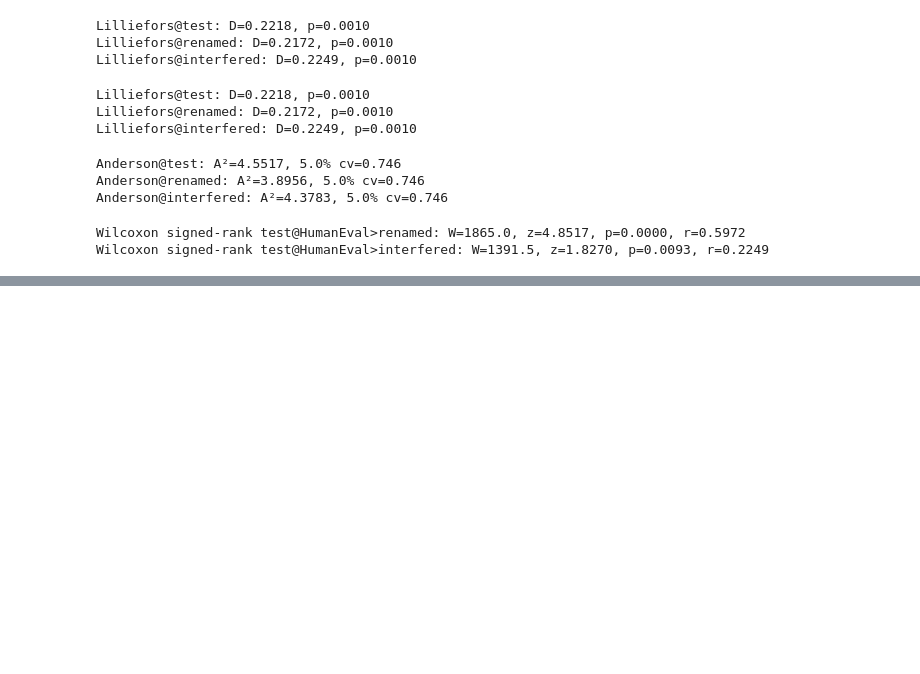
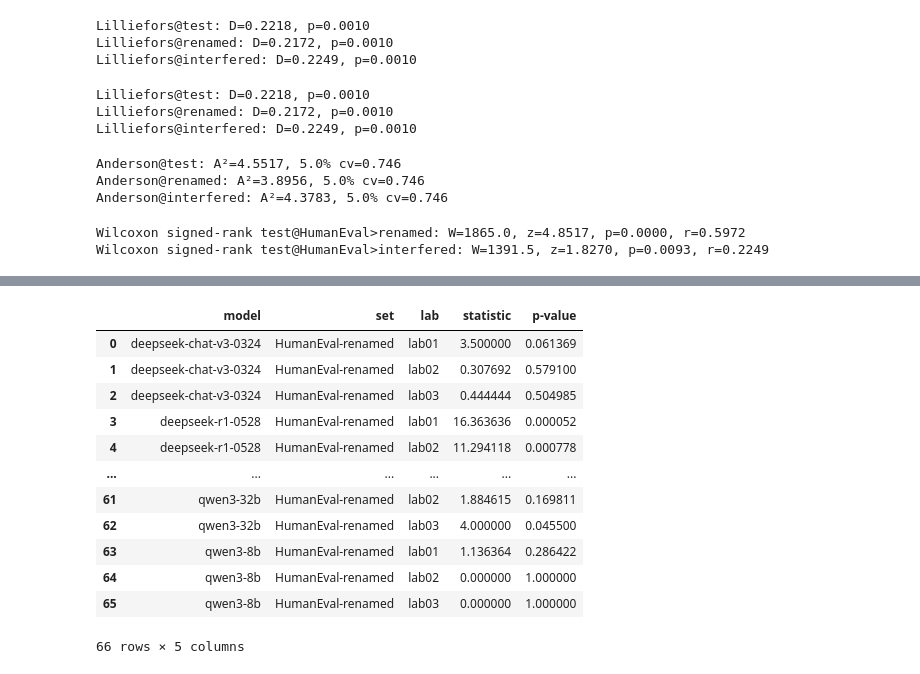
Before and after one commit to PrainLopez/HumanEval-Perturbed, a Jupyter notebook: data_analysis.ipynb, the cells around one changed output, grey strips where cells are left out. Saved outputs shown, nothing was run; the diff lists cells and outputs as text; code cells hidden in the pictures; blank space fills up the shorter version.

```diff
--- a/data_analysis.ipynb
+++ b/data_analysis.ipynb
@@ -236,0 +291,49 @@ McNemar's test@lab03 interfered: statistic=0.5193, p-value=0.4712
+# %%
+import pandas as pd
+from statsmodels.stats.contingency_tables import mcnemar
+
+code_check = pd.read_csv("lab/code_check.csv")
+
+df_test = code_check[code_check['set'] == 'test'].reset_index(drop=True)
+df_renamed = code_check[code_check['set'] == 'renamed'].reset_index(drop=True)
+df_interfered = code_check[code_check['set'] == 'interfered'].reset_index(drop=True)
+
+groups_test = list(df_test.groupby(['model', 'lab']))
+groups_renamed = list(df_renamed.groupby(['model', 'lab']))
+groups_interfered = list(df_interfered.groupby(['model', 'lab']))
+# %%
+df_grouped_renamed = []
+for i in range(len(groups_test)):
+    model_test = groups_test[i][1]
+    model_renamed = groups_renamed[i][1]
+    model_name = groups_test[i][0][0]
+    lab_name = groups_test[i][0][1]
+
+    cross_table = pd.crosstab(model_test["result"] == "Pass", model_renamed["result"] == "Pass", colnames=['renamed Result'])
+    mcnemar_result = mcnemar(cross_table, exact=False)
+    grouped_stat = {
+        "model": model_name,
+        "set": f"HumanEval-renamed",
+        "lab":lab_name,
+        # "n11": cross_table.loc(),
+        # "n12": cross_table[1][0],
+        "statistic": mcnemar_result.statistic, # in.4f
+        "p-value": mcnemar_result.pvalue
+    }
+    df_grouped_renamed.append(grouped_stat)
+
+pd.DataFrame(df_grouped_renamed)
+# %% [output]
+|  | model | set | lab | statistic | p-value |
+| 0 | deepseek-chat-v3-0324 | HumanEval-renamed | lab01 | 3.500000 | 0.061369 |
+| 1 | deepseek-chat-v3-0324 | HumanEval-renamed | lab02 | 0.307692 | 0.579100 |
+| 2 | deepseek-chat-v3-0324 | HumanEval-renamed | lab03 | 0.444444 | 0.504985 |
+| 3 | deepseek-r1-0528 | HumanEval-renamed | lab01 | 16.363636 | 0.000052 |
+| 4 | deepseek-r1-0528 | HumanEval-renamed | lab02 | 11.294118 | 0.000778 |
+| ... | ... | ... | ... | ... | ... |
+| 61 | qwen3-32b | HumanEval-renamed | lab02 | 1.884615 | 0.169811 |
+| 62 | qwen3-32b | HumanEval-renamed | lab03 | 4.000000 | 0.045500 |
+| 63 | qwen3-8b | HumanEval-renamed | lab01 | 1.136364 | 0.286422 |
+| 64 | qwen3-8b | HumanEval-renamed | lab02 | 0.000000 | 1.000000 |
+| 65 | qwen3-8b | HumanEval-renamed | lab03 | 0.000000 | 1.000000 |
+66 rows × 5 columns
```
Also changed, not shown: parts of 9 cells of this notebook, 1 other file.
